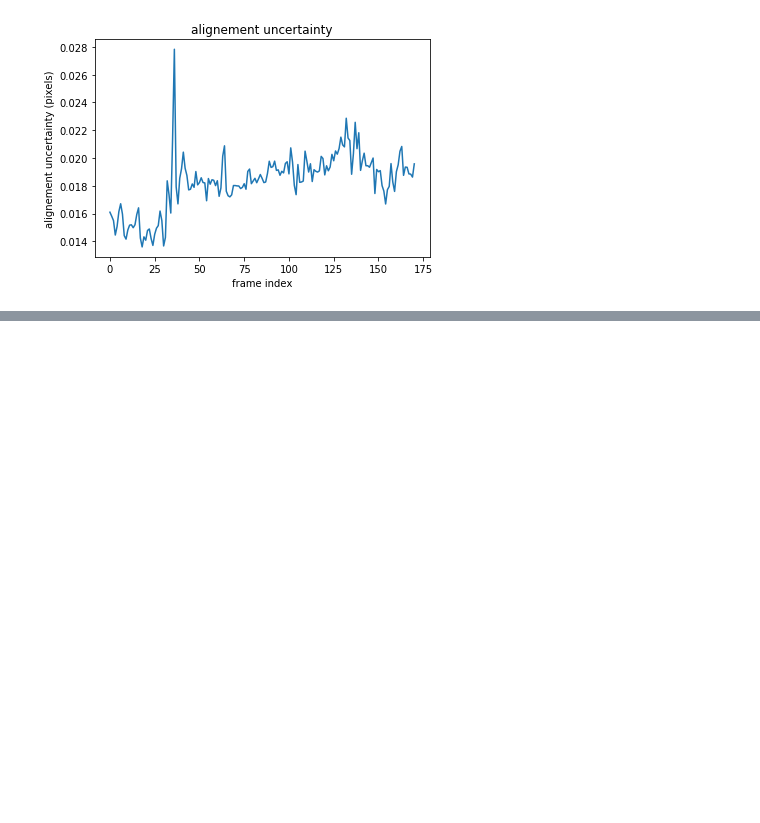
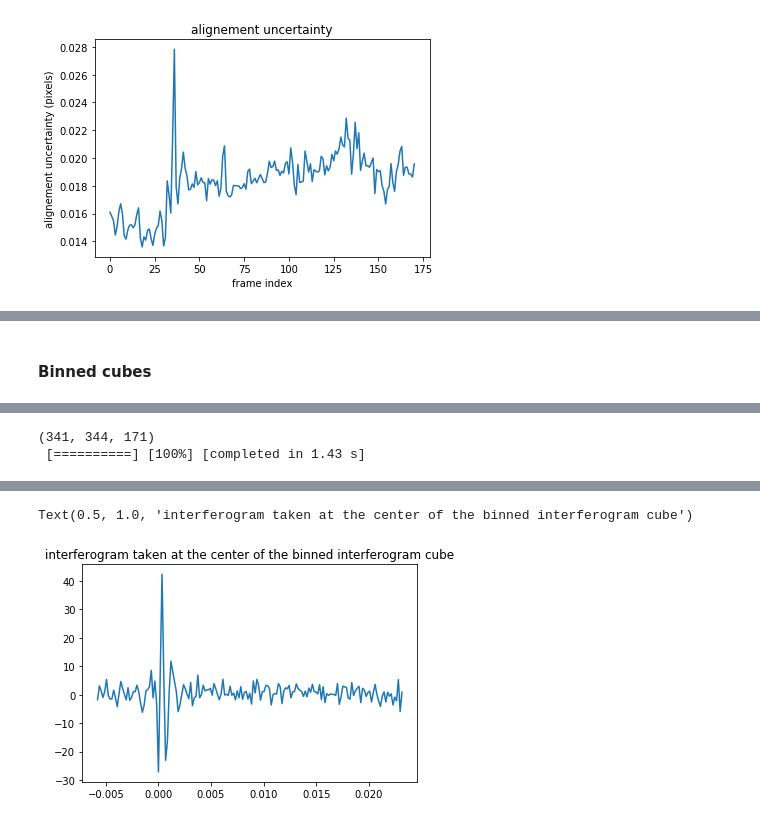
Before and after one commit to thomasorb/orbs, a Jupyter notebook: docs/science_cube.ipynb, the cells around one changed output, grey strips where cells are left out. Drawn from its saved outputs; the diff is of its cells as text; code cells hidden in the pictures; blank space fills up the shorter version.

```diff
--- a/docs/science_cube.ipynb
+++ b/docs/science_cube.ipynb
@@ -99,0 +149,9 @@ Text(0.5, 1.0, 'alignement uncertainty')
+# %% [markdown]
+#### Binned cubes
+# %%
+import orbs.phase
+bic = orbs.phase.BinnedInterferogramCube('/reductions2/sitelle/M95/SN1/science/M95_SN1/MERGED/M95_SN1.merged.Interferogram.binned_interferogram_cube.hdf5')
+print(bic.shape)
+bic.get_interferogram(150,150,0).plot()
+pl.title('interferogram taken at the center of the binned interferogram cube')
+# %% [output]
@@ -99,0 +159,2 @@ Text(0.5, 1.0, 'alignement uncertainty')
+(341, 344, 171)
+ [==========] [100%] [completed in 1.43 s]
@@ -99,0 +162,2 @@ Text(0.5, 1.0, 'alignement uncertainty')
+Text(0.5, 1.0, 'interferogram taken at the center of the binned interferogram cube')
+[figure, added]
```
Also changed, not shown: parts of 29 cells of this notebook, 38 other files.
